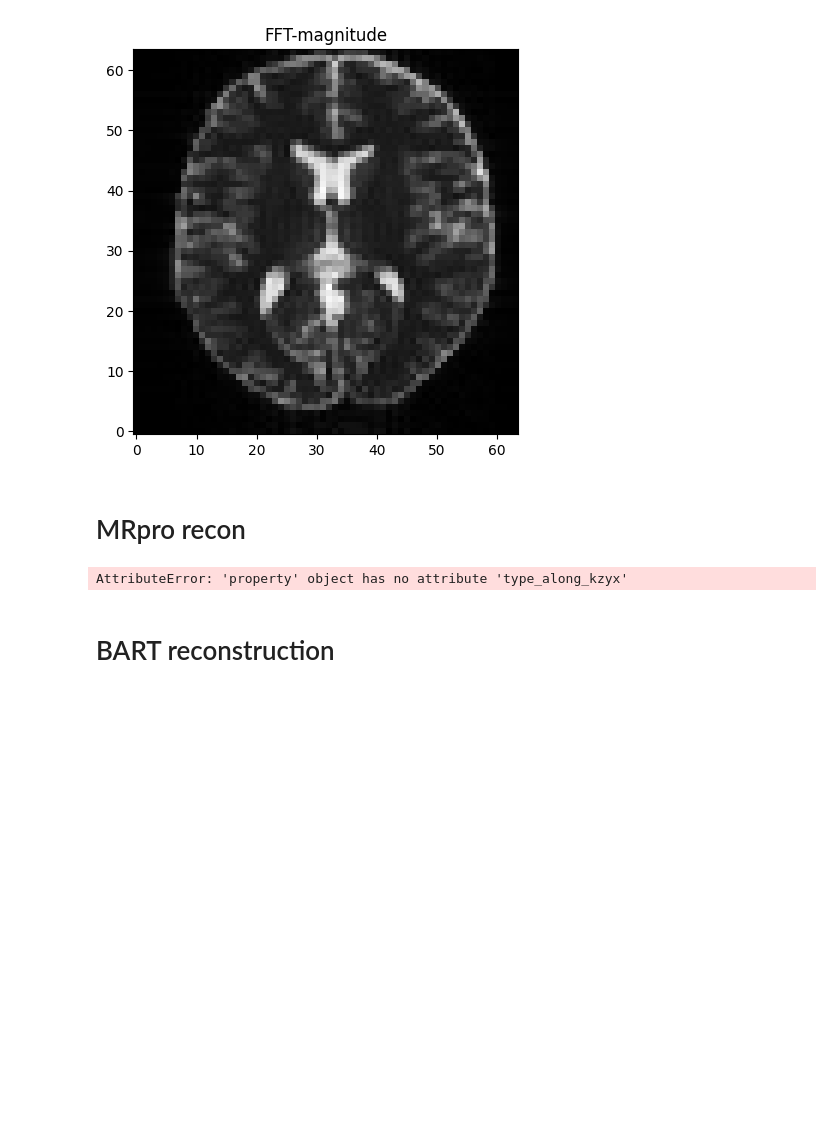
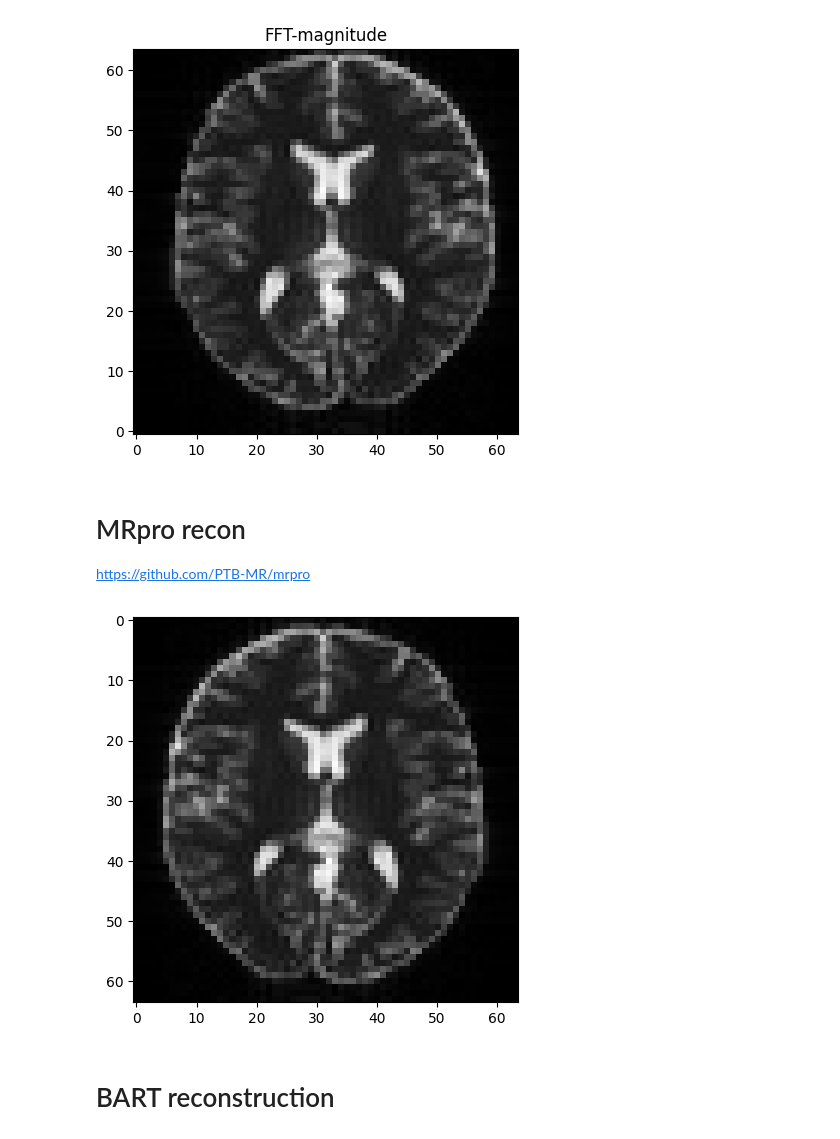
Before and after one commit to ovedtal1/Article_MAGMA24_RMRI, a Jupyter notebook: scripts/TSE_PyPulseq_mr0_mrpro_BART.ipynb, the cells around one changed output. Saved outputs shown, nothing was run; the diff lists cells and outputs as text; code cells hidden in the pictures; blank space fills up the shorter version.

Commit message:
Fixed mrpro Cleaned BART

```diff
--- a/scripts/TSE_PyPulseq_mr0_mrpro_BART.ipynb
+++ b/scripts/TSE_PyPulseq_mr0_mrpro_BART.ipynb
@@ -252,39 +251,34 @@ mr0.util.imshow(np.abs(img_simple.squeeze()),cmap='gray')
 [figure]
 # %% [markdown]
 # MRpro recon
+https://github.com/PTB-MR/mrpro
-# %%
-!pip install mrpro &> /dev/null
-# Imports
-import matplotlib.pyplot as plt
-from mrpro.algorithms.reconstruction import DirectReconstruction
-from mrpro.data import KData
-from mrpro.data.traj_calculators import KTrajectoryPulseq
-
-# Assume `seq_file_path` and `k_space_data` are provided:
-# seq_file_path: Path to the Pulseq sequence file
-# k_space_data: List of complex k-space data for a single coil
-
-# Create a KTrajectoryPulseq instance using the provided sequence file
-k_traj = KTrajectoryPulseq(seq_path='external.seq')
-
-signal_mrpro = torch.reshape(signal, (1, 1, Nphase, Nread)).permute(3, 2, 1, 0)  # (Nread, Nphase, Nphase3D=1, Nc=1)
-
-# Wrap the k-space data in the KData structure with the calculated trajectory
-kdata = KData(signal_mrpro, k_traj)
-kdata.header.recon_matrix=(Nread, Nphase)
-kdata.header.encoding_matrix=(Nread, Nphase)
-
-# Perform direct reconstruction
-direct_reconstruction = DirectReconstruction(kdata)
-reconstructed_image = direct_reconstruction(kdata)
-
-# Plot the reconstructed image
-plt.imshow(reconstructed_image.rss()[0, 0, :, :], cmap='gray')
-plt.title('Reconstructed Image Using Pulseq Trajectory')
-plt.axis('off')
-plt.show()
-# %% [output]
-AttributeError: 'property' object has no attribute 'type_along_kzyx'
+# %%
+!pip install mrpro &> /dev/null
+# Imports
+from mrpro.operators import FastFourierOp
+from mrpro.data.traj_calculators import KTrajectoryPulseq
+
+# seq_path: Path to the Pulseq sequence file
+# Create a KTrajectoryPulseq instance using the provided sequence file
+k_traj = KTrajectoryPulseq(seq_path='external.seq')
+
+# reshape into MRpro format (other, coil, k2, k1, k0)
+data_mrpro = torch.reshape(signal, (1, 1, 1, Nphase, Nread))
+
+# create FFT operator
+fft_op = FastFourierOp(dim=(-2, -1))
+
+# reconstruct image
+img_complex = fft_op.adjoint(data_mrpro)[0]
+
+# reduce dimensions and calculate abs
+img_mrpro = img_complex.squeeze().abs()
+
+# plot image
+plt.imshow(img_mrpro, cmap='gray')
+plt.show()
+# %% [output]
+[figure, added]
 # %% [markdown]
 # BART reconstruction
 # %%
```
Also changed, not shown: parts of 5 cells of this notebook.
